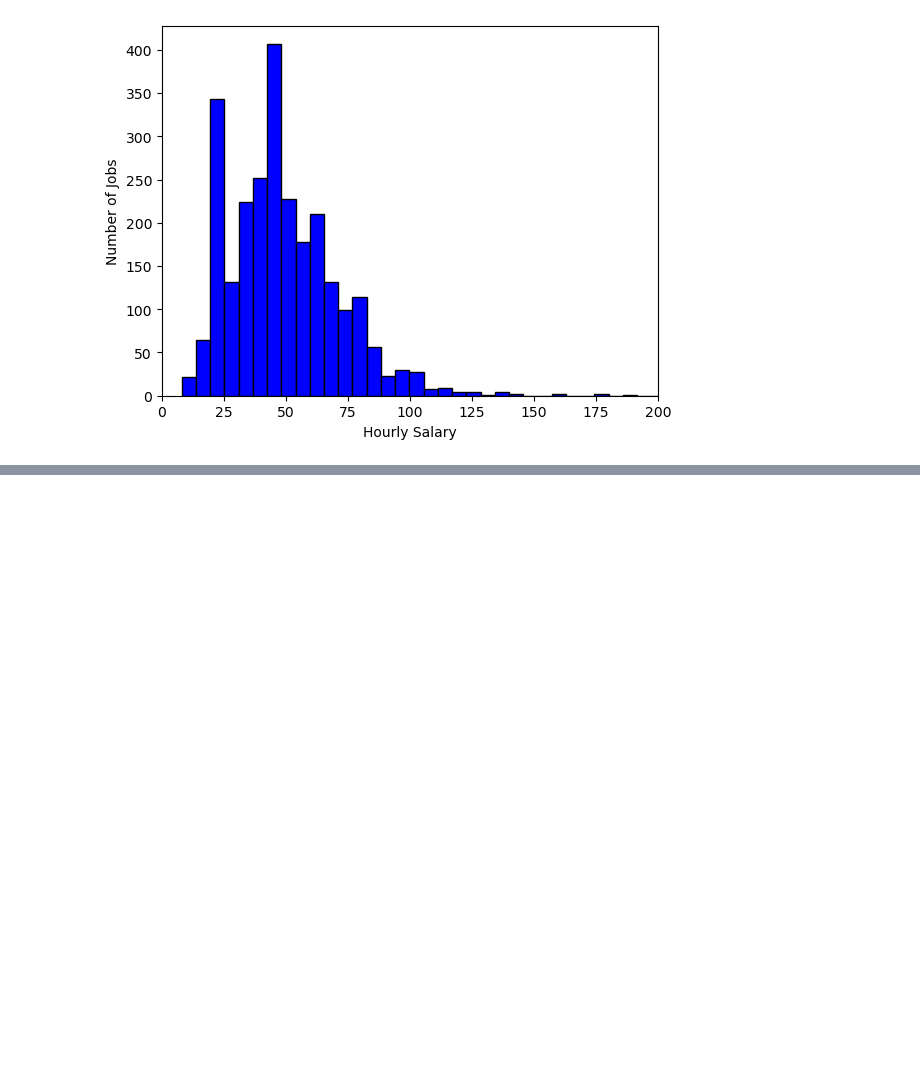
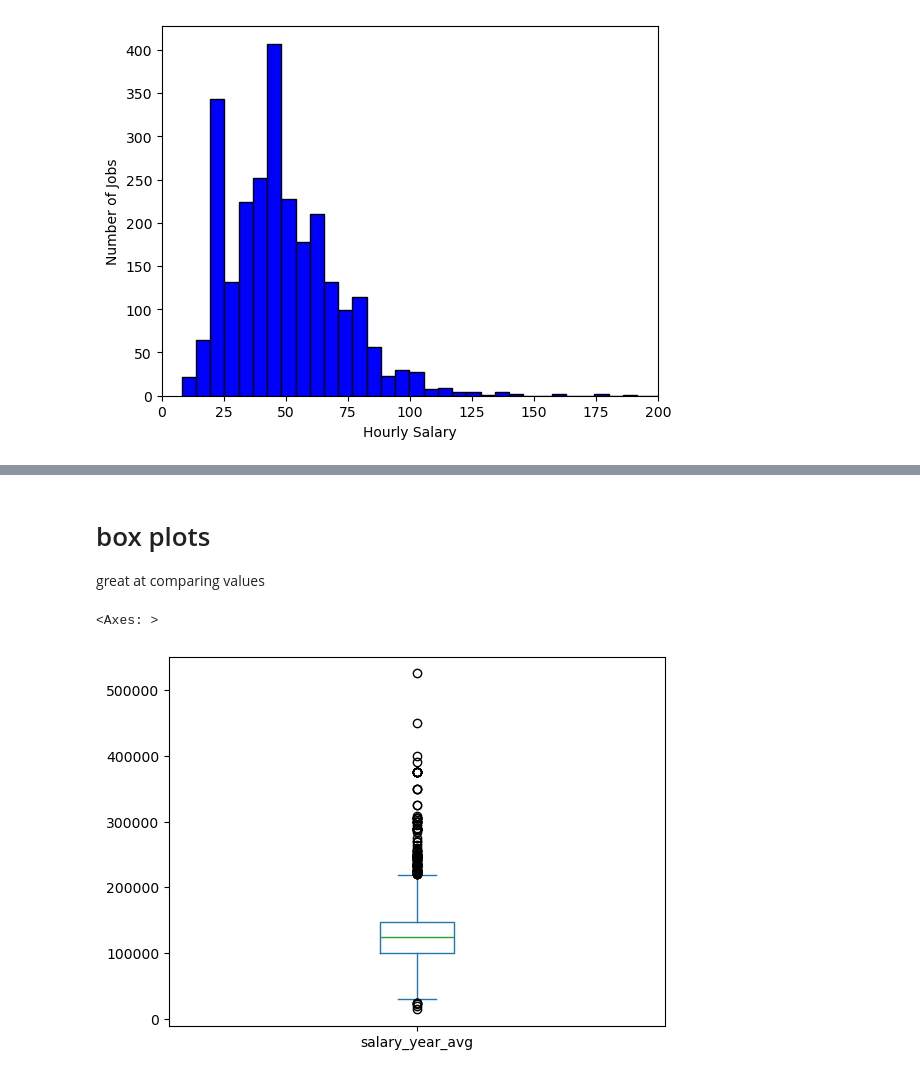
Before and after one commit to arpitkumar47/luke_python_course, a Jupyter notebook: 2_Advanced/2_luke_advanced_matplotlib.ipynb, the cells around one changed output, grey strips where cells are left out. Cells and saved outputs as stored; diff of their text form; code cells hidden in the pictures; blank space fills up the shorter version.

```diff
--- a/2_Advanced/2_luke_advanced_matplotlib.ipynb
+++ b/2_Advanced/2_luke_advanced_matplotlib.ipynb
@@ -1089,0 +1224,9 @@ plt.show()
+# %% [markdown]
+# box plots
+
+great at comparing values
+# %%
+df_DE.salary_year_avg.plot(kind = 'box')
+# %% [output]
+<Axes: >
+[figure, added]
```
Also changed, not shown: parts of 39 cells of this notebook, 12 other files.
